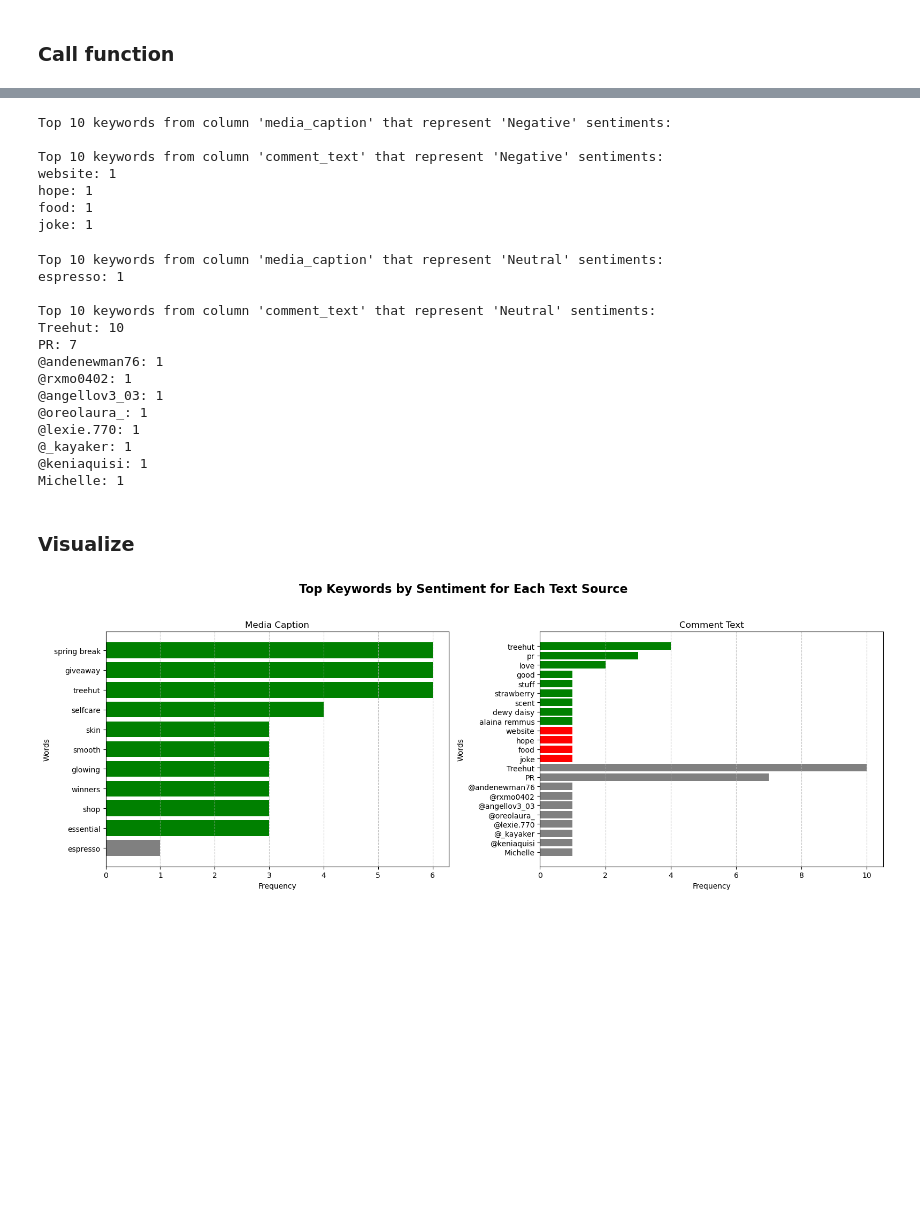
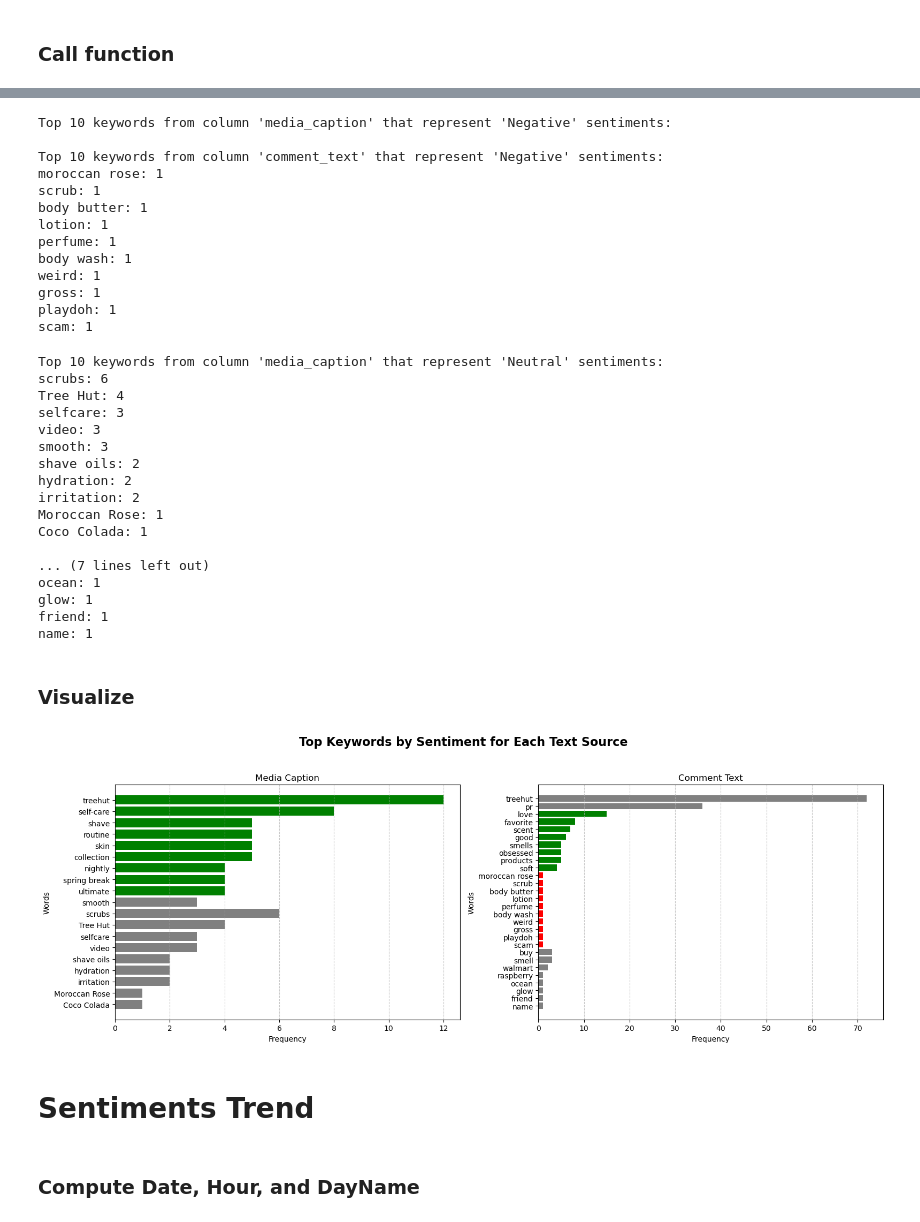
Before and after one commit to pkjha-aero/Scrollmark, a Jupyter notebook: Scrollmark.ipynb, the cells around one changed output, grey strips where cells are left out. Drawn from its saved outputs; the diff is of its cells as text; code cells hidden in the pictures; blank space fills up the shorter version.

```diff
--- a/Scrollmark.ipynb
+++ b/Scrollmark.ipynb
@@ -106,13 +112,7 @@ def extract_frequent_words_for_sentiment (df_orig, text_sentiment_map, desired_s
 
     return freq_words_collection
 # %%
-def visualize_frequent_words_for_sentiment (freq_words_collection):
-
-    sentiment_colors = {
-    'Positive': 'green',
-    'Neutral': 'gray',
-    'Negative': 'red'
-    }
+def visualize_frequent_words_for_sentiment (freq_words_collection, sentiment_colors):
 
     # Create subplots
     fig, axes = plt.subplots(nrows=1, ncols=2, figsize=(16, 6), sharey=False)
@@ -157,7 +175,7 @@ df.head(5)
 # %%
 ##
 #n_rows = len(df)
-df = df.iloc[::500]
+df = df.iloc[::50]
 # %%
 len(df)
 # %% [output]
@@ -273,30 +297,41 @@ freq_words_collection = extract_frequent_words_for_sentiment (df_orig, text_sent
 Top 10 keywords from column 'media_caption' that represent 'Negative' sentiments:
 
 Top 10 keywords from column 'comment_text' that represent 'Negative' sentiments:
-website: 1
-hope: 1
-food: 1
-joke: 1
+moroccan rose: 1
+scrub: 1
+body butter: 1
+lotion: 1
+perfume: 1
+body wash: 1
+weird: 1
+gross: 1
+playdoh: 1
+scam: 1
 # %%
 freq_words_collection = extract_frequent_words_for_sentiment (df_orig, text_sentiment_map, 'Neutral', llm, prompt_template, freq_words_collection)
 # %% [output]
 Top 10 keywords from column 'media_caption' that represent 'Neutral' sentiments:
-espresso: 1
+scrubs: 6
+Tree Hut: 4
+selfcare: 3
+video: 3
+smooth: 3
+shave oils: 2
+hydration: 2
+irritation: 2
+Moroccan Rose: 1
+Coco Colada: 1
 
-Top 10 keywords from column 'comment_text' that represent 'Neutral' sentiments:
-Treehut: 10
-PR: 7
-@andenewman76: 1
-@rxmo0402: 1
-@angellov3_03: 1
-@oreolaura_: 1
-@lexie.770: 1
-@_kayaker: 1
-@keniaquisi: 1
-Michelle: 1
+... (7 lines left out)
+ocean: 1
+glow: 1
+friend: 1
+name: 1
 # %% [markdown]
 ### Visualize
 # %%
-visualize_frequent_words_for_sentiment (freq_words_collection)
+visualize_frequent_words_for_sentiment (freq_words_collection, sentiment_colors)
 # %% [output]
-[figure, old version]
+[figure, new version]
+# %% [markdown]
+# Sentiments Trend
@@ -302,0 +340,2 @@ visualize_frequent_words_for_sentiment (freq_words_collection)
+# %% [markdown]
+### Compute Date, Hour, and DayName
```
Also changed, not shown: parts of 17 cells of this notebook.
